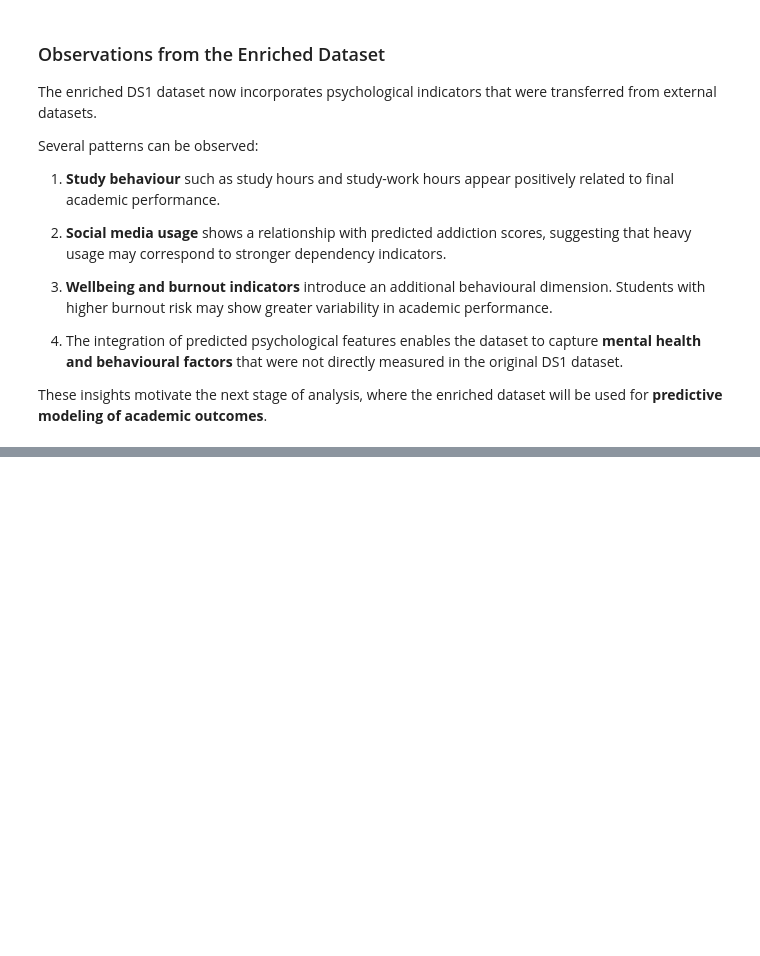
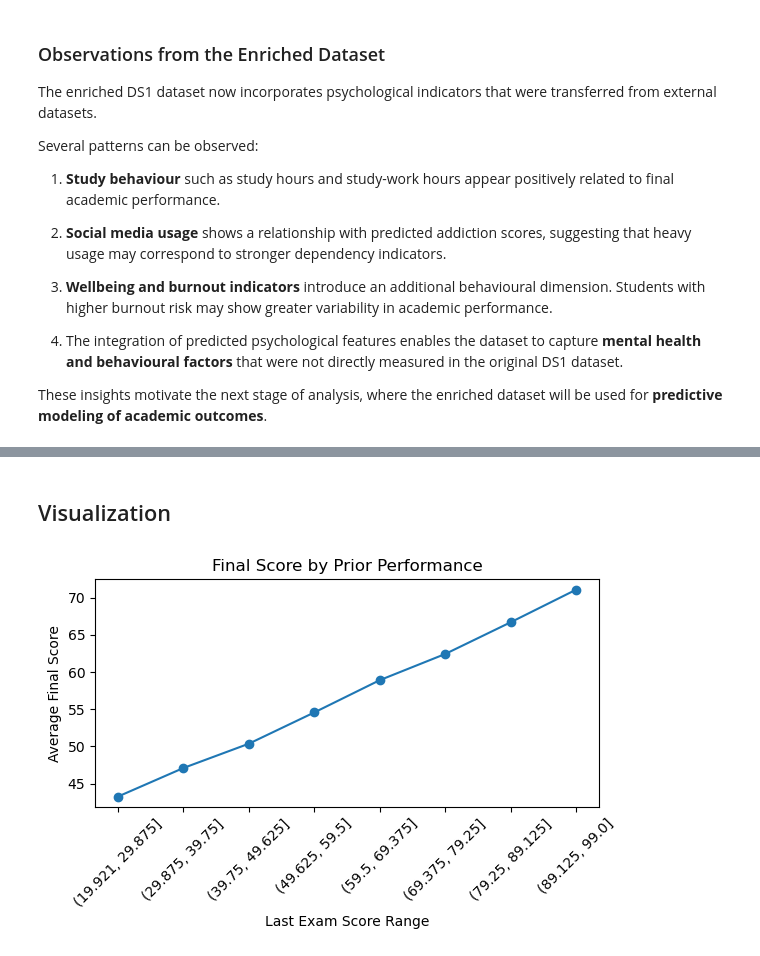
Before and after one commit to stevennoctavianus/sc3021-sdac-grp3, a Jupyter notebook: project.ipynb, the cells around one changed output, grey strips where cells are left out. Cells and saved outputs as stored; diff of their text form; code cells hidden in the pictures; blank space fills up the shorter version.

```diff
--- a/project.ipynb
+++ b/project.ipynb
@@ -2354,0 +2982,24 @@ These insights motivate the next stage of analysis, where the enriched dataset w
+# %% [markdown]
+## Visualization
+# %%
+import matplotlib.pyplot as plt
+
+# Create bins for last exam score
+ds1["exam_bin"] = pd.cut(ds1["last_exam_score"], bins=8)
+
+# Group by bins
+avg_final_by_exam = ds1.groupby("exam_bin")["final_score"].mean()
+
+# Plot
+plt.figure(figsize=(6, 4))
+plt.plot(avg_final_by_exam.index.astype(str), avg_final_by_exam.values, marker="o")
+
+plt.xticks(rotation=45)
+plt.xlabel("Last Exam Score Range")
+plt.ylabel("Average Final Score")
+plt.title("Final Score by Prior Performance")
+
+plt.tight_layout()
+plt.show()
+# %% [output]
+[figure, added]
```
Also changed, not shown: parts of 60 cells of this notebook, 5 other files.
